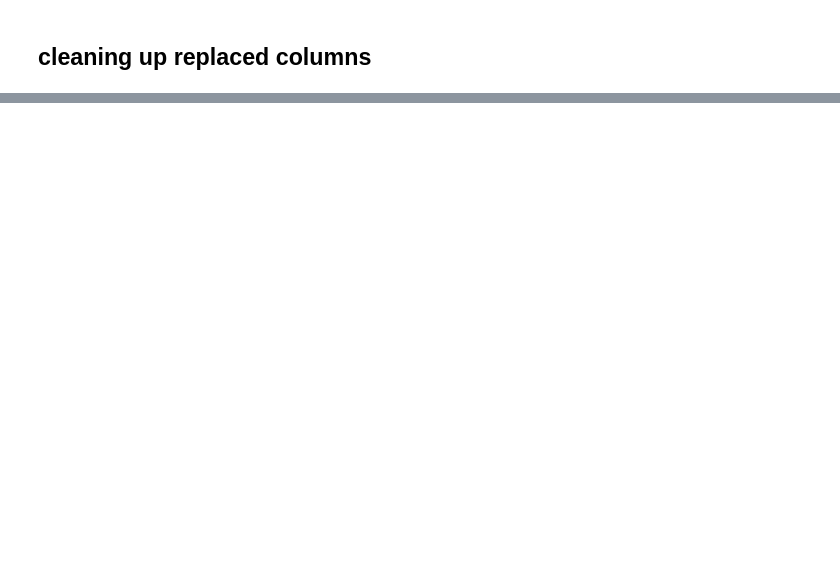
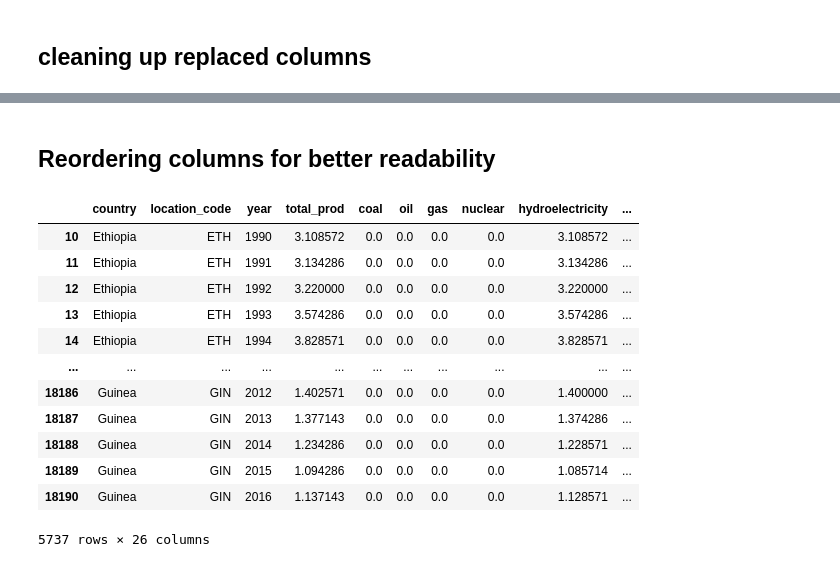
Before and after one commit to TeamGreenWave/capstone_project, a Jupyter notebook: world_pep_SHIFT_SLS.ipynb, the cells around one changed output, grey strips where cells are left out. Cells and saved outputs as stored; diff of their text form; code cells hidden in the pictures; blank space fills up the shorter version.

```diff
--- a/world_pep_SHIFT_SLS.ipynb
+++ b/world_pep_SHIFT_SLS.ipynb
@@ -693,6 +751,0 @@ world_frame5[['fossil_fuel_share','nuclear_share','renewables_share','total_prod
-# %%
-#percentage control:
-world_frame5['control']=(world_frame5['fossil_fuel_share']+world_frame5['nuclear_share']+world_frame5['renewables_share'])
-world_frame5[['fossil_fuel_share','nuclear_share','renewables_share','total_prod','year','country','control']][world_frame5['control']>1.0000000000000001]
-#rounding differences of about one trillionth. we concluded that the deviation is insignificantly small and can thereby be neglected
-#the rounding difference would be in the range of 1/10000th of a Watt. so completely insignificant.
@@ -732,0 +772,29 @@ memory usage: 819.5+ KB
+# %% [markdown]
+## Reordering columns for better readability
+# %%
+world_frame5 = world_frame5.reindex( columns = ['country','location_code','year','total_prod',
+                                                'coal','oil','gas','nuclear',
+                                                'hydroelectricity','wind','biofuel',
+                                                'solar_geothermal_other',
+                                                'fossil_fuels','renewables',
+                                                'coal_share','oil_share','gas_share',
+                                                'nuclear_share','hydroelectricity_share','wind_share',
+                                                'biofuel_share','solar_geothermal_other_share',
+                                                'fossil_fuel_share','renewables_share',
+                                                'control','source_control'])
+
+world_frame5
+# %% [output]
+|  | country | location_code | year | total_prod | coal | oil | gas | nuclear | hydroelectricity | ... |
+| 10 | Ethiopia | ETH | 1990 | 3.108572 | 0.0 | 0.0 | 0.0 | 0.0 | 3.108572 | ... |
+| 11 | Ethiopia | ETH | 1991 | 3.134286 | 0.0 | 0.0 | 0.0 | 0.0 | 3.134286 | ... |
+| 12 | Ethiopia | ETH | 1992 | 3.220000 | 0.0 | 0.0 | 0.0 | 0.0 | 3.220000 | ... |
+| 13 | Ethiopia | ETH | 1993 | 3.574286 | 0.0 | 0.0 | 0.0 | 0.0 | 3.574286 | ... |
+| 14 | Ethiopia | ETH | 1994 | 3.828571 | 0.0 | 0.0 | 0.0 | 0.0 | 3.828571 | ... |
+| ... | ... | ... | ... | ... | ... | ... | ... | ... | ... | ... |
+| 18186 | Guinea | GIN | 2012 | 1.402571 | 0.0 | 0.0 | 0.0 | 0.0 | 1.400000 | ... |
+| 18187 | Guinea | GIN | 2013 | 1.377143 | 0.0 | 0.0 | 0.0 | 0.0 | 1.374286 | ... |
+| 18188 | Guinea | GIN | 2014 | 1.234286 | 0.0 | 0.0 | 0.0 | 0.0 | 1.228571 | ... |
+| 18189 | Guinea | GIN | 2015 | 1.094286 | 0.0 | 0.0 | 0.0 | 0.0 | 1.085714 | ... |
+| 18190 | Guinea | GIN | 2016 | 1.137143 | 0.0 | 0.0 | 0.0 | 0.0 | 1.128571 | ... |
+5737 rows × 26 columns
```
Also changed, not shown: parts of 40 cells of this notebook.
